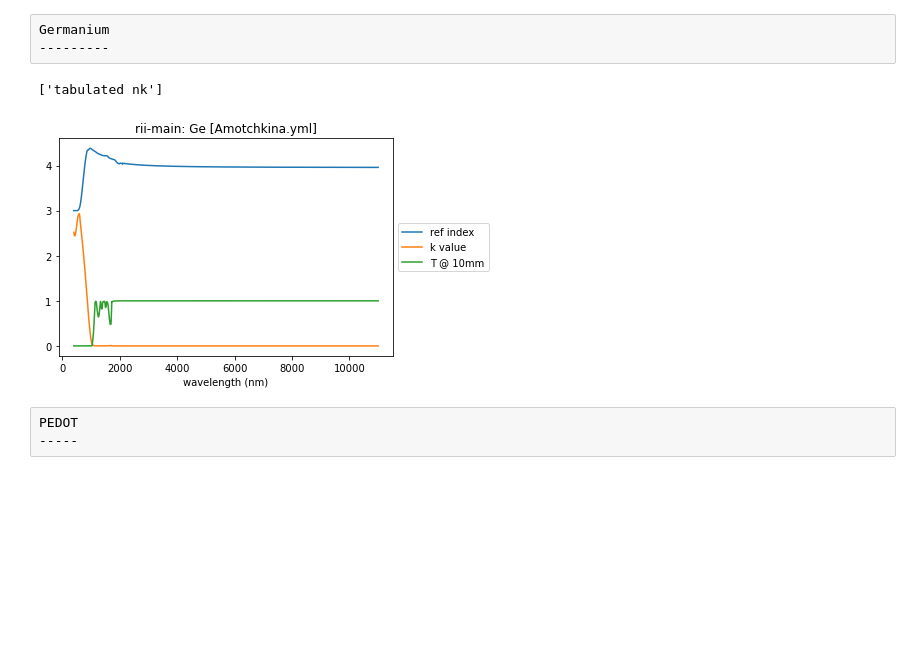
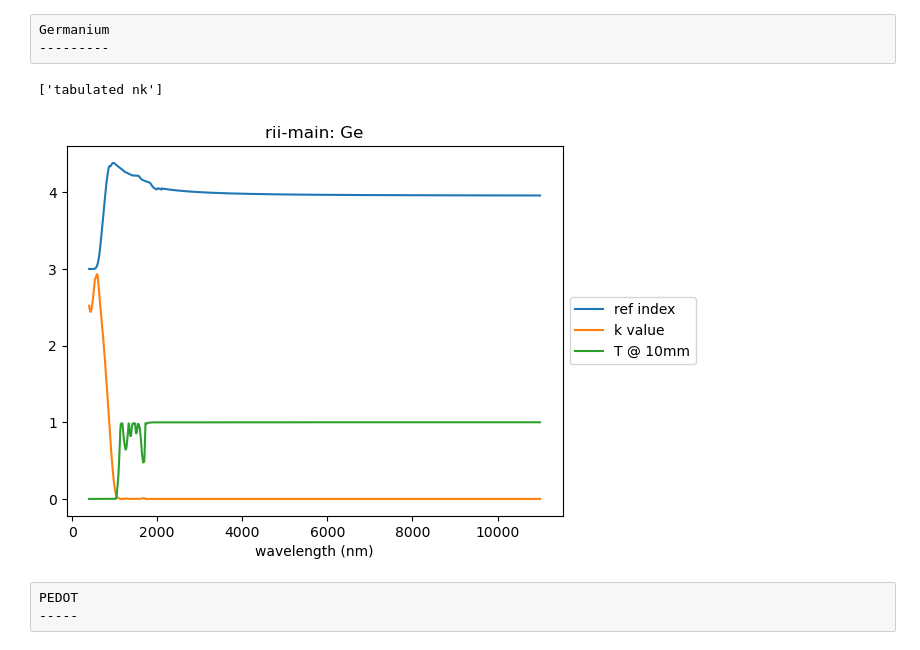
Before and after one commit to mjhoptics/opticalglass, a Jupyter notebook: notebooks/OG_RefractiveIndexInfo.ipynb, the cells around one changed output. Cells and saved outputs as stored; diff of their text form; code cells hidden in the pictures; blank space fills up the shorter version.

```diff
--- a/notebooks/OG_RefractiveIndexInfo.ipynb
+++ b/notebooks/OG_RefractiveIndexInfo.ipynb
@@ -107,12 +103,12 @@ summary_plots(caf2)
 Germanium
 ---------
 # %%
-ge_url = 'https://refractiveindex.info/database/data-nk/main/Ge/Amotchkina.yml'
+ge_url = 'https://refractiveindex.info/database/data/main/Ge/nk/Amotchkina.yml'
 ge = create_glass(ge_url, "rindexinfo")
 summary_plots(ge)
 # %% [output]
 ['tabulated nk']
-[figure, old version]
+[figure, new version]
 # %% [raw]
 PEDOT
 -----
```
Also changed, not shown: parts of 17 cells of this notebook, 17 other files.
